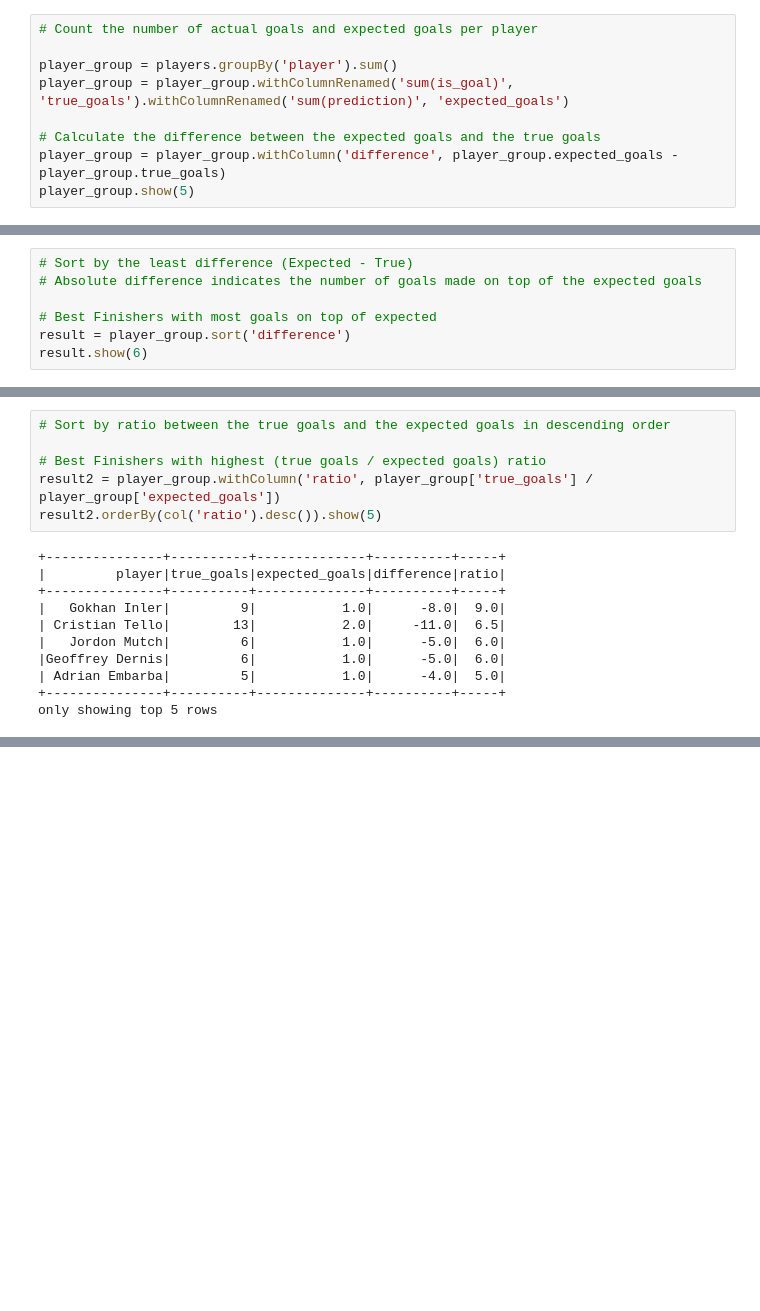
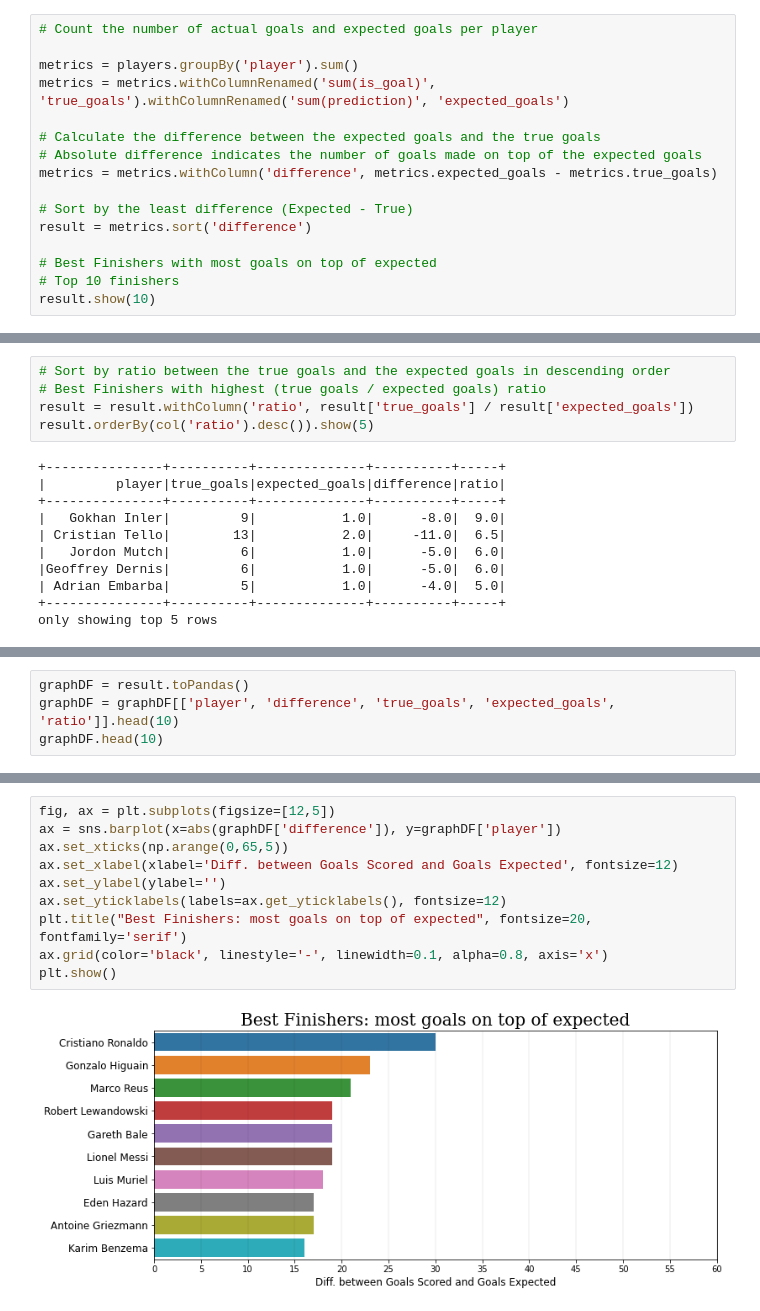
Before and after one commit to asheshd/DES-Project-xG-PySpark-ML, a Jupyter notebook: Expected_Goals_Analysis_with_PySpark_DES_Project.ipynb, the cells around one changed output, grey strips where cells are left out. Cells and saved outputs as stored; diff of their text form; blank space fills up the shorter version.

Commit message:
Added Correlation and Graphs for Player Analysis

```diff
--- a/Expected_Goals_Analysis_with_PySpark_DES_Project.ipynb
+++ b/Expected_Goals_Analysis_with_PySpark_DES_Project.ipynb
@@ -391,10 +392,17 @@ only showing top 5 rows
 # %%
 # Count the number of actual goals and expected goals per player
 
-player_group = players.groupBy('player').sum()
-player_group = player_group.withColumnRenamed('sum(is_goal)', 'true_goals').withColumnRenamed('sum(prediction)', 'expected_goals')
+metrics = players.groupBy('player').sum()
+metrics = metrics.withColumnRenamed('sum(is_goal)', 'true_goals').withColumnRenamed('sum(prediction)', 'expected_goals')
 
 # Calculate the difference between the expected goals and the true goals
-player_group = player_group.withColumn('difference', player_group.expected_goals - player_group.true_goals)
-player_group.show(5)
+# Absolute difference indicates the number of goals made on top of the expected goals
+metrics = metrics.withColumn('difference', metrics.expected_goals - metrics.true_goals)
+
+# Sort by the least difference (Expected - True)
+result = metrics.sort('difference')
+
+# Best Finishers with most goals on top of expected
+# Top 10 finishers
+result.show(10)
 # %% [output]
@@ -411,7 +423,0 @@ only showing top 5 rows
-# %%
-# Sort by the least difference (Expected - True)
-# Absolute difference indicates the number of goals made on top of the expected goals
-
-# Best Finishers with most goals on top of expected
-result = player_group.sort('difference')
-result.show(6)
@@ -439,10 +433,9 @@ result.filter(result.player == 'Lionel Messi').show()
 +------------+----------+--------------+----------+
 # %%
 # Sort by ratio between the true goals and the expected goals in descending order
-
 # Best Finishers with highest (true goals / expected goals) ratio
-result2 = player_group.withColumn('ratio', player_group['true_goals'] / player_group['expected_goals'])
-result2.orderBy(col('ratio').desc()).show(5)
+result = result.withColumn('ratio', result['true_goals'] / result['expected_goals'])
+result.orderBy(col('ratio').desc()).show(5)
 # %% [output]
 +---------------+----------+--------------+----------+-----+
 |         player|true_goals|expected_goals|difference|ratio|
@@ -460,0 +459,4 @@ pred.filter(pred.prediction == 1).count()
+# %%
+graphDF = result.toPandas()
+graphDF = graphDF[['player', 'difference', 'true_goals', 'expected_goals', 'ratio']].head(10)
+graphDF.head(10)
@@ -460,0 +475,12 @@ pred.filter(pred.prediction == 1).count()
+# %%
+fig, ax = plt.subplots(figsize=[12,5])
+ax = sns.barplot(x=abs(graphDF['difference']), y=graphDF['player'])
+ax.set_xticks(np.arange(0,65,5))
+ax.set_xlabel(xlabel='Diff. between Goals Scored and Goals Expected', fontsize=12)
+ax.set_ylabel(ylabel='')
+ax.set_yticklabels(labels=ax.get_yticklabels(), fontsize=12)
+plt.title("Best Finishers: most goals on top of expected", fontsize=20, fontfamily='serif')
+ax.grid(color='black', linestyle='-', linewidth=0.1, alpha=0.8, axis='x')
+plt.show()
+# %% [output]
+[figure, added]
```
Also changed, not shown: parts of 17 cells of this notebook.
